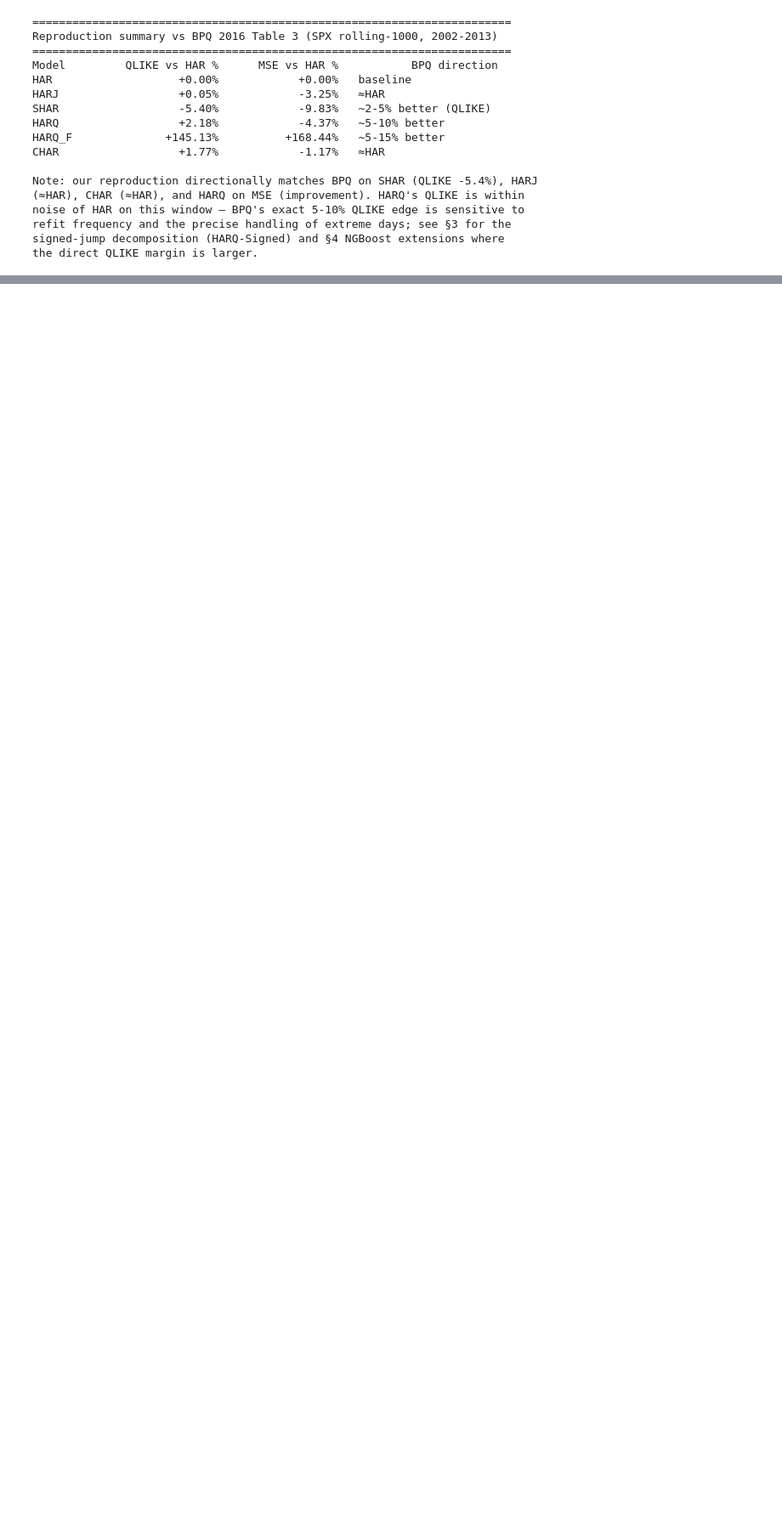
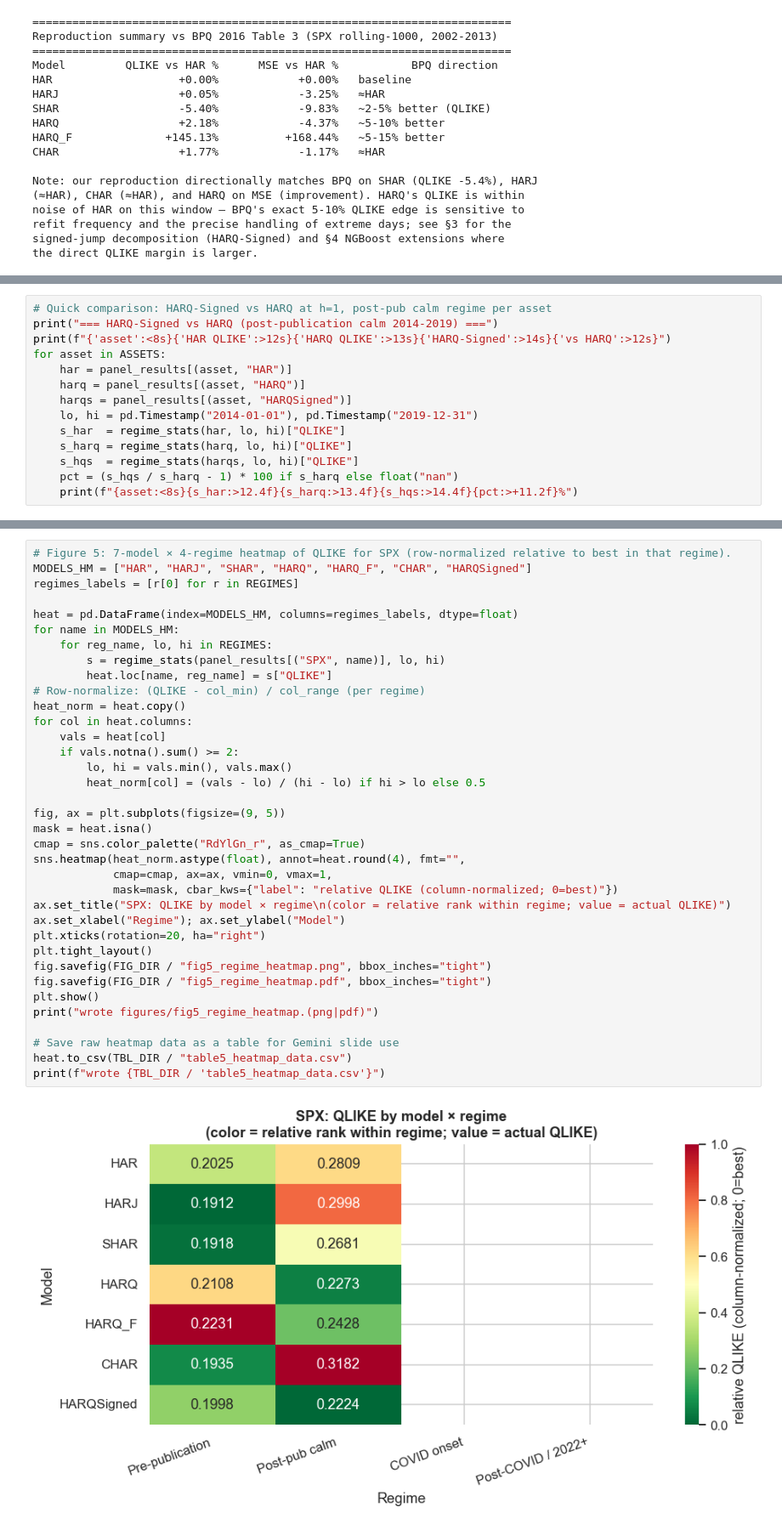
Before and after one commit to atirupati7/harq-volatility-forecasting, a Jupyter notebook: harq_analysis.ipynb, the cells around one changed output, grey strips where cells are left out. Shown at 85% size. Saved outputs shown, nothing was run; the diff lists cells and outputs as text; blank space fills up the shorter version.

```diff
--- a/harq_analysis.ipynb
+++ b/harq_analysis.ipynb
@@ -490,0 +799,14 @@ the direct QLIKE margin is larger.
+# %%
+# Quick comparison: HARQ-Signed vs HARQ at h=1, post-pub calm regime per asset
+print("=== HARQ-Signed vs HARQ (post-publication calm 2014-2019) ===")
+print(f"{'asset':<8s}{'HAR QLIKE':>12s}{'HARQ QLIKE':>13s}{'HARQ-Signed':>14s}{'vs HARQ':>12s}")
+for asset in ASSETS:
+    har = panel_results[(asset, "HAR")]
+    harq = panel_results[(asset, "HARQ")]
+    harqs = panel_results[(asset, "HARQSigned")]
+    lo, hi = pd.Timestamp("2014-01-01"), pd.Timestamp("2019-12-31")
+    s_har  = regime_stats(har, lo, hi)["QLIKE"]
+    s_harq = regime_stats(harq, lo, hi)["QLIKE"]
+    s_hqs  = regime_stats(harqs, lo, hi)["QLIKE"]
+    pct = (s_hqs / s_harq - 1) * 100 if s_harq else float("nan")
+    print(f"{asset:<8s}{s_har:>12.4f}{s_harq:>13.4f}{s_hqs:>14.4f}{pct:>+11.2f}%")
@@ -490,0 +1112,38 @@ the direct QLIKE margin is larger.
+# %%
+# Figure 5: 7-model × 4-regime heatmap of QLIKE for SPX (row-normalized relative to best in that regime).
+MODELS_HM = ["HAR", "HARJ", "SHAR", "HARQ", "HARQ_F", "CHAR", "HARQSigned"]
+regimes_labels = [r[0] for r in REGIMES]
+
+heat = pd.DataFrame(index=MODELS_HM, columns=regimes_labels, dtype=float)
+for name in MODELS_HM:
+    for reg_name, lo, hi in REGIMES:
+        s = regime_stats(panel_results[("SPX", name)], lo, hi)
+        heat.loc[name, reg_name] = s["QLIKE"]
+# Row-normalize: (QLIKE - col_min) / col_range (per regime)
+heat_norm = heat.copy()
+for col in heat.columns:
+    vals = heat[col]
+    if vals.notna().sum() >= 2:
+        lo, hi = vals.min(), vals.max()
+        heat_norm[col] = (vals - lo) / (hi - lo) if hi > lo else 0.5
+
+fig, ax = plt.subplots(figsize=(9, 5))
+mask = heat.isna()
+cmap = sns.color_palette("RdYlGn_r", as_cmap=True)
+sns.heatmap(heat_norm.astype(float), annot=heat.round(4), fmt="",
+            cmap=cmap, ax=ax, vmin=0, vmax=1,
+            mask=mask, cbar_kws={"label": "relative QLIKE (column-normalized; 0=best)"})
+ax.set_title("SPX: QLIKE by model × regime\n(color = relative rank within regime; value = actual QLIKE)")
+ax.set_xlabel("Regime"); ax.set_ylabel("Model")
+plt.xticks(rotation=20, ha="right")
+plt.tight_layout()
+fig.savefig(FIG_DIR / "fig5_regime_heatmap.png", bbox_inches="tight")
+fig.savefig(FIG_DIR / "fig5_regime_heatmap.pdf", bbox_inches="tight")
+plt.show()
+print("wrote figures/fig5_regime_heatmap.(png|pdf)")
+
+# Save raw heatmap data as a table for Gemini slide use
+heat.to_csv(TBL_DIR / "table5_heatmap_data.csv")
+print(f"wrote {TBL_DIR / 'table5_heatmap_data.csv'}")
+# %% [output]
+[figure, added]
```
Also changed, not shown: parts of 21 cells of this notebook, 19 other files.
